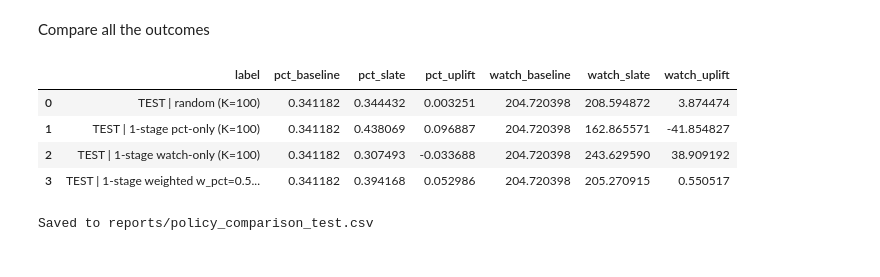
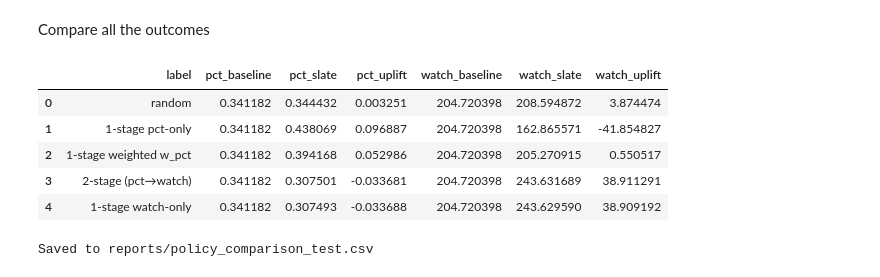
Before and after one commit to jaycieliu/youtube-trending-recommender, a Jupyter notebook: notebooks/00_end_to_end.ipynb, the cells around one changed output. Cells and saved outputs as stored; diff of their text form; code cells hidden in the pictures.

Commit message:
Polish policy evaluation + regenerate figures/tables

```diff
--- a/notebooks/00_end_to_end.ipynb
+++ b/notebooks/00_end_to_end.ipynb
@@ -1314,6 +1389,24 @@ def topk_by_col(df, col, K=100, label=None):
     out = (df.sort_values(["date", col], ascending=[True, False])
              .groupby("date", group_keys=False)
              .head(K))
+    return out
+
+def two_stage_pct_to_watch(df, N=N_candidates, K=K):
+    """
+    2-stage recommender:
+      Stage 1: keep top-N by pred_pct (candidates)
+      Stage 2: rerank candidates by pred_watch_log, take top-K
+    """
+    # stage 1: candidate generation
+    cand = (df.sort_values(["date", "pred_pct"], ascending=[True, False])
+              .groupby("date", group_keys=False)
+              .head(N))
+
+    # stage 2: rerank + final slate
+    out = (cand.sort_values(["date", "pred_watch_log"], ascending=[True, False])
+              .groupby("date", group_keys=False)
+              .head(K))
+
     return out
 
 def make_topk_by_weight(df, w_pct=0.55, K=100):
@@ -1346,22 +1439,26 @@ slate_watch = topk_by_col(score_te, col="pred_watch_log", K=K)
 # 4) weighted (balanced)
 w_pct = 0.55
 slate_weighted = make_topk_by_weight(score_te, w_pct=w_pct, K=K)
+
+# 5) two_stage
+slate_two_stage = two_stage_pct_to_watch(score_te, N=1000, K=K)
 # %%
 rows = []
-rows.append(slate_metrics(score_te, slate_rand,     label=f"TEST | random (K={K})"))
-rows.append(slate_metrics(score_te, slate_pct,      label=f"TEST | 1-stage pct-only (K={K})"))
-rows.append(slate_metrics(score_te, slate_watch,    label=f"TEST | 1-stage watch-only (K={K})"))
-rows.append(slate_metrics(score_te, slate_weighted, label=f"TEST | 1-stage weighted w_pct={w_pct:.2f} (K={K})"))
+rows.append(slate_metrics(score_te, slate_rand,     label=f"random"))
+rows.append(slate_metrics(score_te, slate_pct,      label=f"1-stage pct-only"))
+rows.append(slate_metrics(score_te, slate_weighted, label=f"1-stage weighted w_pct"))
+rows.append(slate_metrics(score_te, slate_two_stage,   f"2-stage (pct→watch)"))
+rows.append(slate_metrics(score_te, slate_watch,    label=f"1-stage watch-only"))
 
 compare_df = pd.DataFrame(rows)
 
-# Make it pretty (optional)
 show_cols = ["label", "pct_baseline", "pct_slate", "pct_uplift",
              "watch_baseline", "watch_slate", "watch_uplift"]
 compare_df[show_cols]
 # %% [output]
 |  | label | pct_baseline | pct_slate | pct_uplift | watch_baseline | watch_slate | watch_uplift |
-| 0 | TEST | random (K=100) | 0.341182 | 0.344432 | 0.003251 | 204.720398 | 208.594872 | 3.874474 |
-| 1 | TEST | 1-stage pct-only (K=100) | 0.341182 | 0.438069 | 0.096887 | 204.720398 | 162.865571 | -41.854827 |
-| 2 | TEST | 1-stage watch-only (K=100) | 0.341182 | 0.307493 | -0.033688 | 204.720398 | 243.629590 | 38.909192 |
-| 3 | TEST | 1-stage weighted w_pct=0.5... | 0.341182 | 0.394168 | 0.052986 | 204.720398 | 205.270915 | 0.550517 |
+| 0 | random | 0.341182 | 0.344432 | 0.003251 | 204.720398 | 208.594872 | 3.874474 |
+| 1 | 1-stage pct-only | 0.341182 | 0.438069 | 0.096887 | 204.720398 | 162.865571 | -41.854827 |
+| 2 | 1-stage weighted w_pct | 0.341182 | 0.394168 | 0.052986 | 204.720398 | 205.270915 | 0.550517 |
+| 3 | 2-stage (pct→watch) | 0.341182 | 0.307501 | -0.033681 | 204.720398 | 243.631689 | 38.911291 |
+| 4 | 1-stage watch-only | 0.341182 | 0.307493 | -0.033688 | 204.720398 | 243.629590 | 38.909192 |
```
Also changed, not shown: parts of 34 cells of this notebook, 8 other files.
